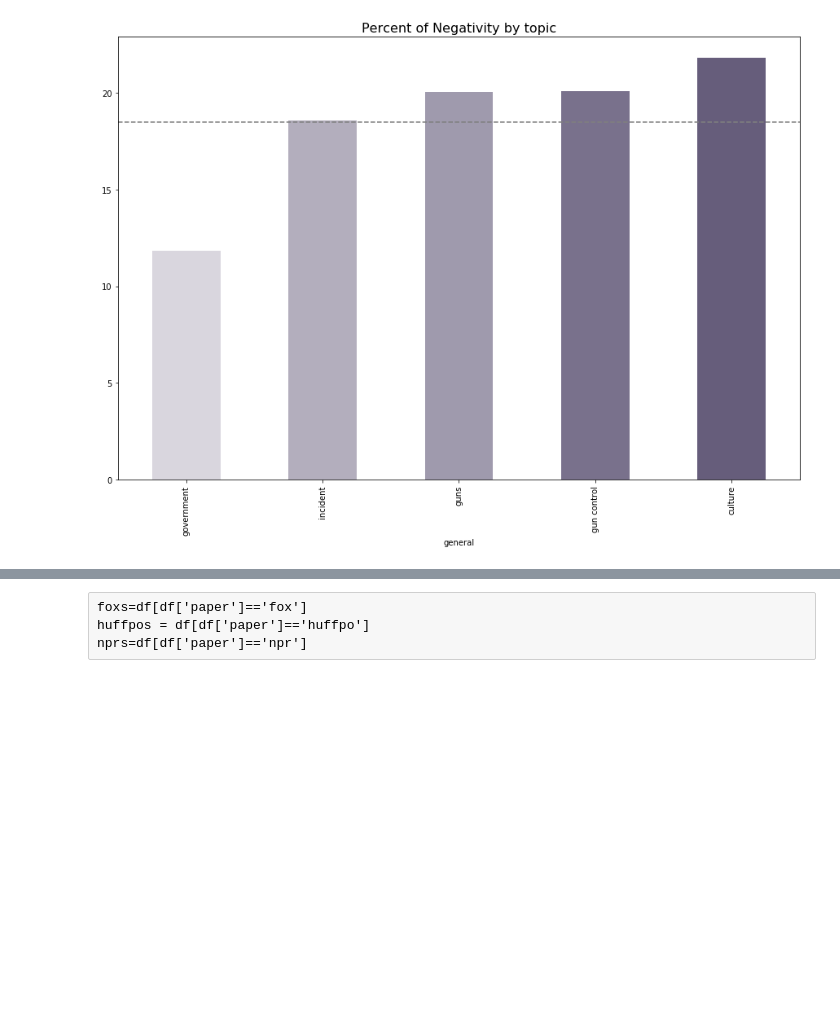
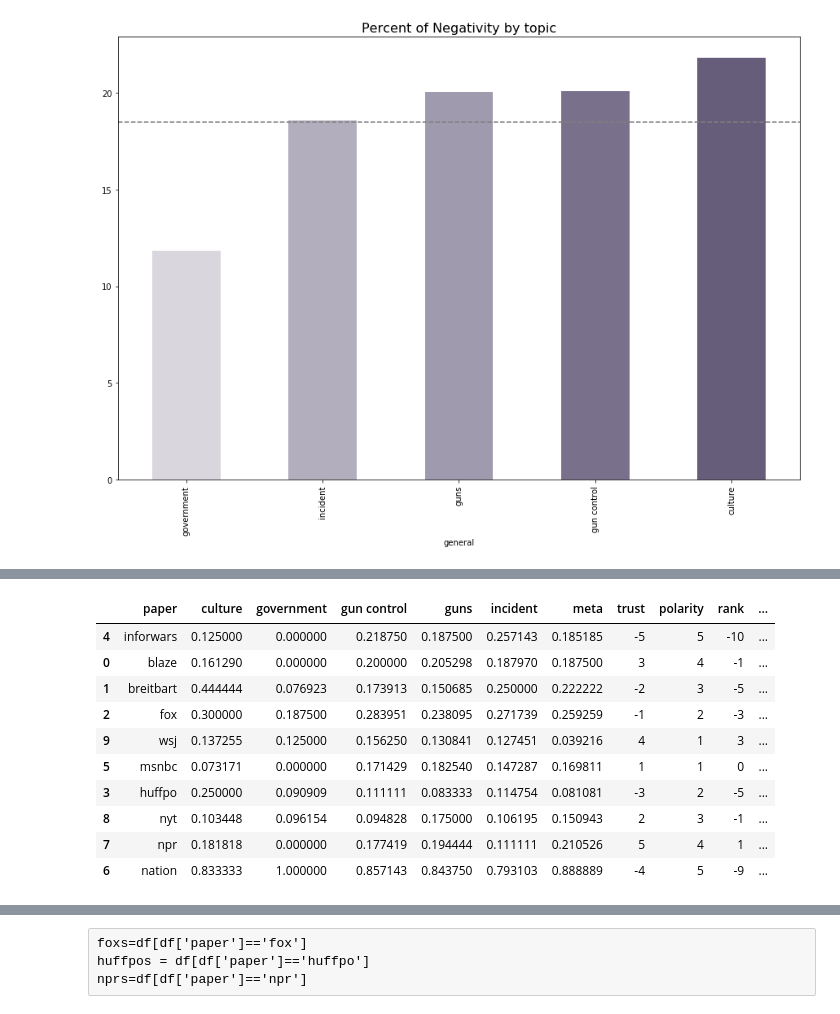
Before and after one commit to michellejm/guns_in_America, a Jupyter notebook: sentimentVisuals.ipynb, the cells around one changed output, grey strips where cells are left out. Cells and saved outputs as stored; diff of their text form; code cells hidden in the pictures; blank space fills up the shorter version.

```diff
--- a/sentimentVisuals.ipynb
+++ b/sentimentVisuals.ipynb
@@ -189,0 +211,20 @@ Name: subjective, dtype: float64
+# %%
+paper_gen_df = df_ts.groupby(['general','paper'])['negative'].describe()
+paper_gen_df=paper_gen_df.reset_index()
+paper_gen_df.drop(paper_gen_df.columns[[2, 4,5,6,7, 8, 9]], axis=1, inplace=True)
+pgd=paper_gen_df.pivot(index='paper', columns='general', values='mean')
+pgd=pgd.merge(df_media_ranks, on=['paper'])
+pgd = pgd.sort_values(by=['lib_pol']).fillna(0)
+pgd
+# %% [output]
+|  | paper | culture | government | gun control | guns | incident | meta | trust | polarity | rank | ... |
+| 4 | inforwars | 0.125000 | 0.000000 | 0.218750 | 0.187500 | 0.257143 | 0.185185 | -5 | 5 | -10 | ... |
+| 0 | blaze | 0.161290 | 0.000000 | 0.200000 | 0.205298 | 0.187970 | 0.187500 | 3 | 4 | -1 | ... |
+| 1 | breitbart | 0.444444 | 0.076923 | 0.173913 | 0.150685 | 0.250000 | 0.222222 | -2 | 3 | -5 | ... |
+| 2 | fox | 0.300000 | 0.187500 | 0.283951 | 0.238095 | 0.271739 | 0.259259 | -1 | 2 | -3 | ... |
+| 9 | wsj | 0.137255 | 0.125000 | 0.156250 | 0.130841 | 0.127451 | 0.039216 | 4 | 1 | 3 | ... |
+| 5 | msnbc | 0.073171 | 0.000000 | 0.171429 | 0.182540 | 0.147287 | 0.169811 | 1 | 1 | 0 | ... |
+| 3 | huffpo | 0.250000 | 0.090909 | 0.111111 | 0.083333 | 0.114754 | 0.081081 | -3 | 2 | -5 | ... |
+| 8 | nyt | 0.103448 | 0.096154 | 0.094828 | 0.175000 | 0.106195 | 0.150943 | 2 | 3 | -1 | ... |
+| 7 | npr | 0.181818 | 0.000000 | 0.177419 | 0.194444 | 0.111111 | 0.210526 | 5 | 4 | 1 | ... |
+| 6 | nation | 0.833333 | 1.000000 | 0.857143 | 0.843750 | 0.793103 | 0.888889 | -4 | 5 | -9 | ... |
```
Also changed, not shown: parts of 12 cells of this notebook, 35 other files.
